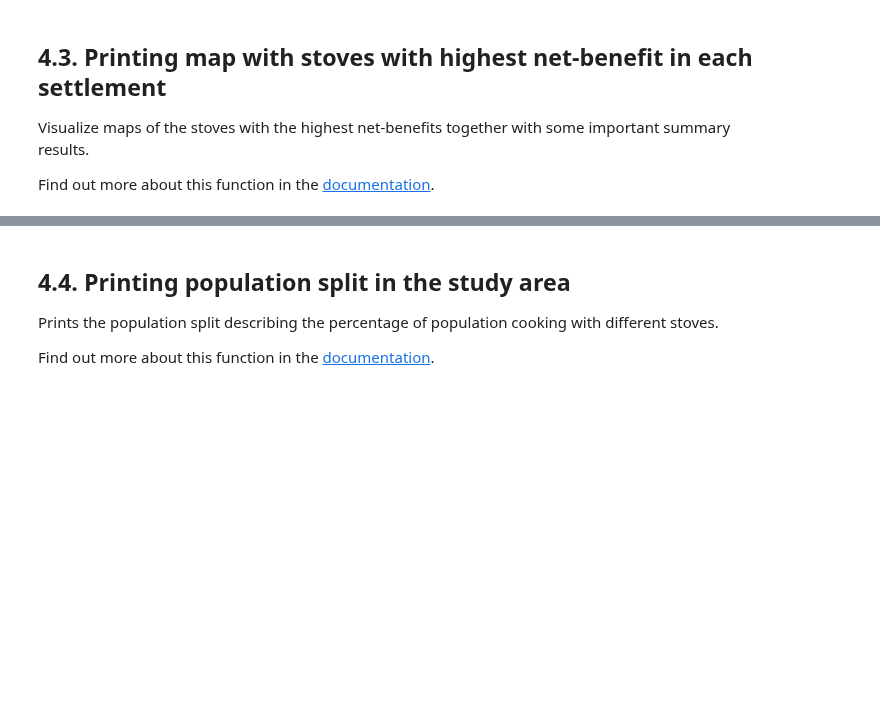
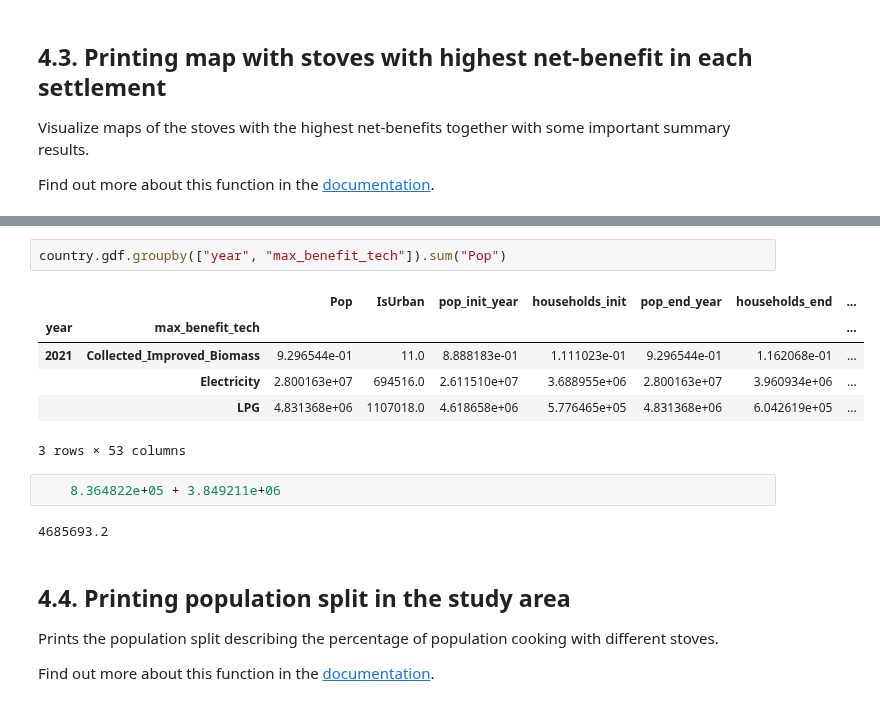
Before and after one commit to Open-Source-Spatial-Clean-Cooking-Tool/OnStove, a Jupyter notebook: example/OnStove_notebook.ipynb, the cells around one changed output, grey strips where cells are left out. Saved outputs shown, nothing was run; the diff lists cells and outputs as text; blank space fills up the shorter version.

```diff
--- a/example/OnStove_notebook.ipynb
+++ b/example/OnStove_notebook.ipynb
@@ -592,3 +559,16 @@ country.gdf["pop_end_year"].sum()
+# %%
+country.gdf.groupby(["year", "max_benefit_tech"]).sum("Pop")
+# %% [output]
+|  |  | Pop | IsUrban | pop_init_year | households_init | pop_end_year | households_end | ... |
+| year | max_benefit_tech |  |  |  |  |  |  | ... |
+| 2021 | Collected_Improved_Biomass | 9.296544e-01 | 11.0 | 8.888183e-01 | 1.111023e-01 | 9.296544e-01 | 1.162068e-01 | ... |
+|  | Electricity | 2.800163e+07 | 694516.0 | 2.611510e+07 | 3.688955e+06 | 2.800163e+07 | 3.960934e+06 | ... |
+|  | LPG | 4.831368e+06 | 1107018.0 | 4.618658e+06 | 5.776465e+05 | 4.831368e+06 | 6.042619e+05 | ... |
+3 rows × 53 columns
+# %%
+ 	8.364822e+05 + 3.849211e+06
+# %% [output]
+4685693.2
 # %% [markdown]
 ## 4.4. Printing population split in the study area
 
```
Also changed, not shown: parts of 7 cells of this notebook, 3 other files.
